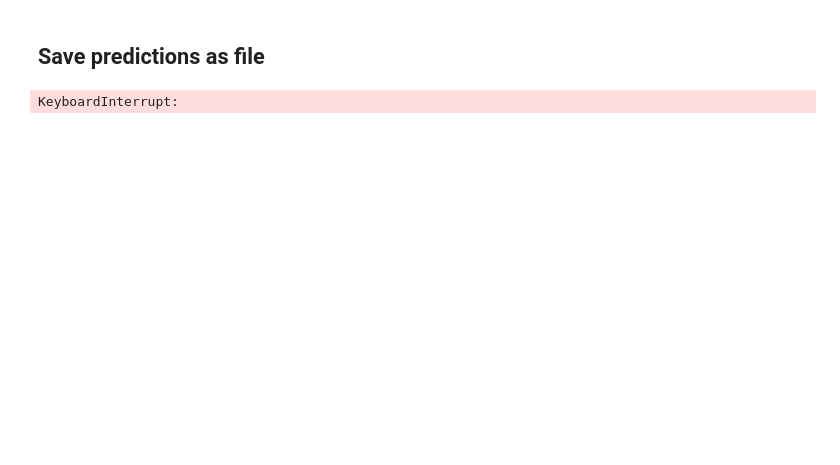
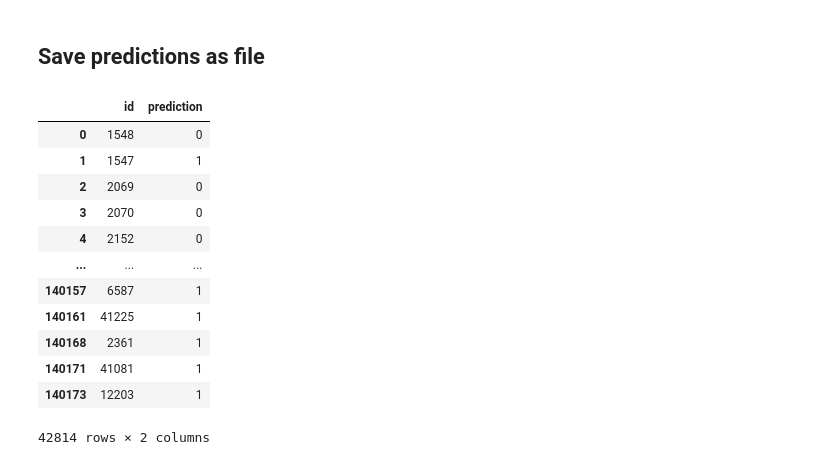
Before and after one commit to sallto/baml, a Jupyter notebook: notebook.ipynb, the cells around one changed output. Drawn from its saved outputs; the diff is of its cells as text; code cells hidden in the pictures; blank space fills up the shorter version.

```diff
--- a/notebook.ipynb
+++ b/notebook.ipynb
@@ -728,18 +705,32 @@ weighted avg       0.93      0.94      0.93     31469
 ## Save predictions as file
 # %%
 # train with all data
-final_model = eclf
+xgboost_final = xgb.XGBClassifier()
+
+final_model = xgboost_final
 final_model = final_model.fit(X, y)
 predictions_final = final_model.predict(test[X_cols])
 
 df_final = pd.DataFrame()
 df_final['id'] = test['TestSetId']
 df_final['prediction'] = predictions_final
 
 df_final['id'] = df_final['id'].astype(int)
 df_final['prediction'] = df_final['prediction'].astype(int)
 
 df_final.to_csv('predictions.csv', index=False)
 df_final
 # %% [output]
+|  | id | prediction |
+| 0 | 1548 | 0 |
+| 1 | 1547 | 1 |
+| 2 | 2069 | 0 |
+| 3 | 2070 | 0 |
+| 4 | 2152 | 0 |
+| ... | ... | ... |
+| 140157 | 6587 | 1 |
+| 140161 | 41225 | 1 |
+| 140168 | 2361 | 1 |
+| 140171 | 41081 | 1 |
+| 140173 | 12203 | 1 |
-KeyboardInterrupt:
+42814 rows × 2 columns
```
Also changed, not shown: parts of 12 cells of this notebook.
